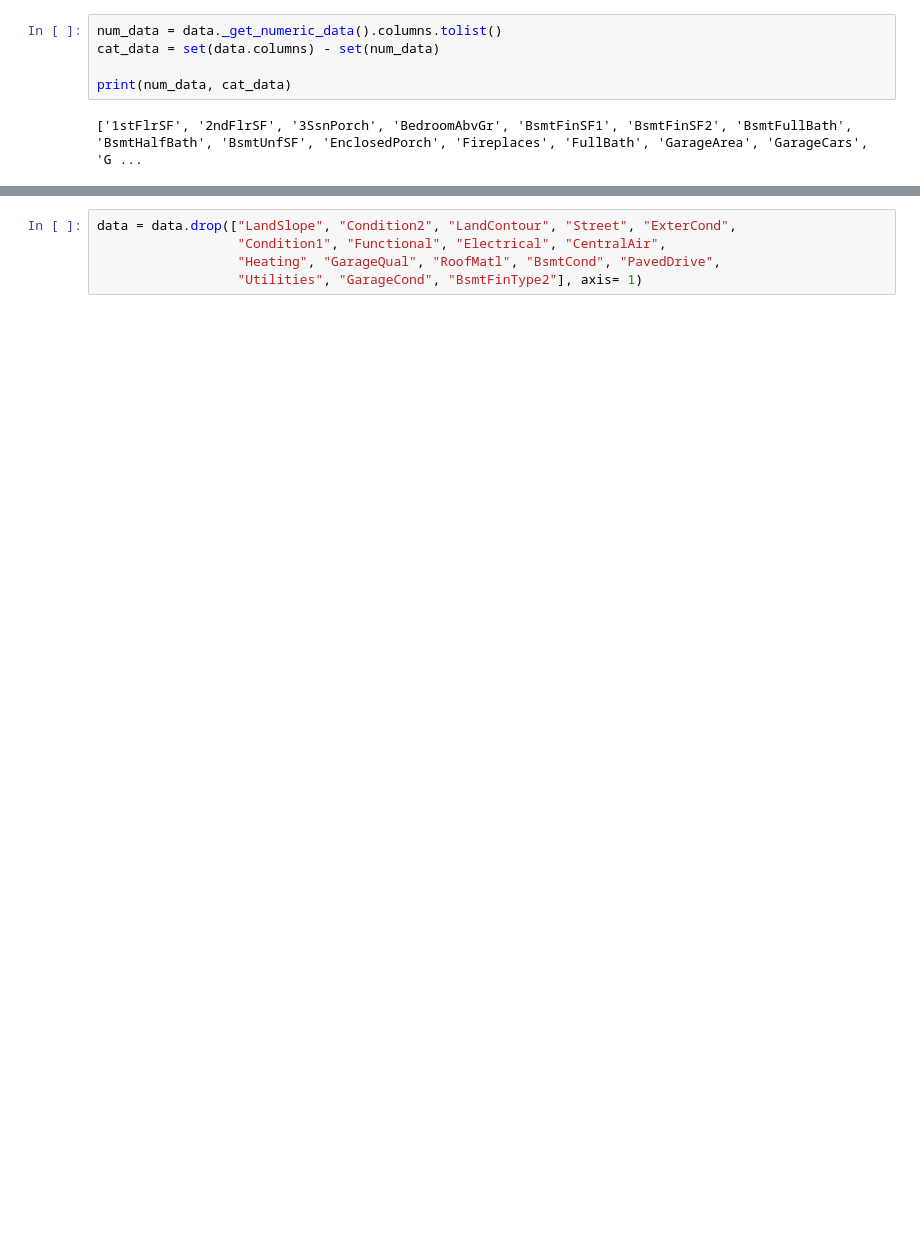
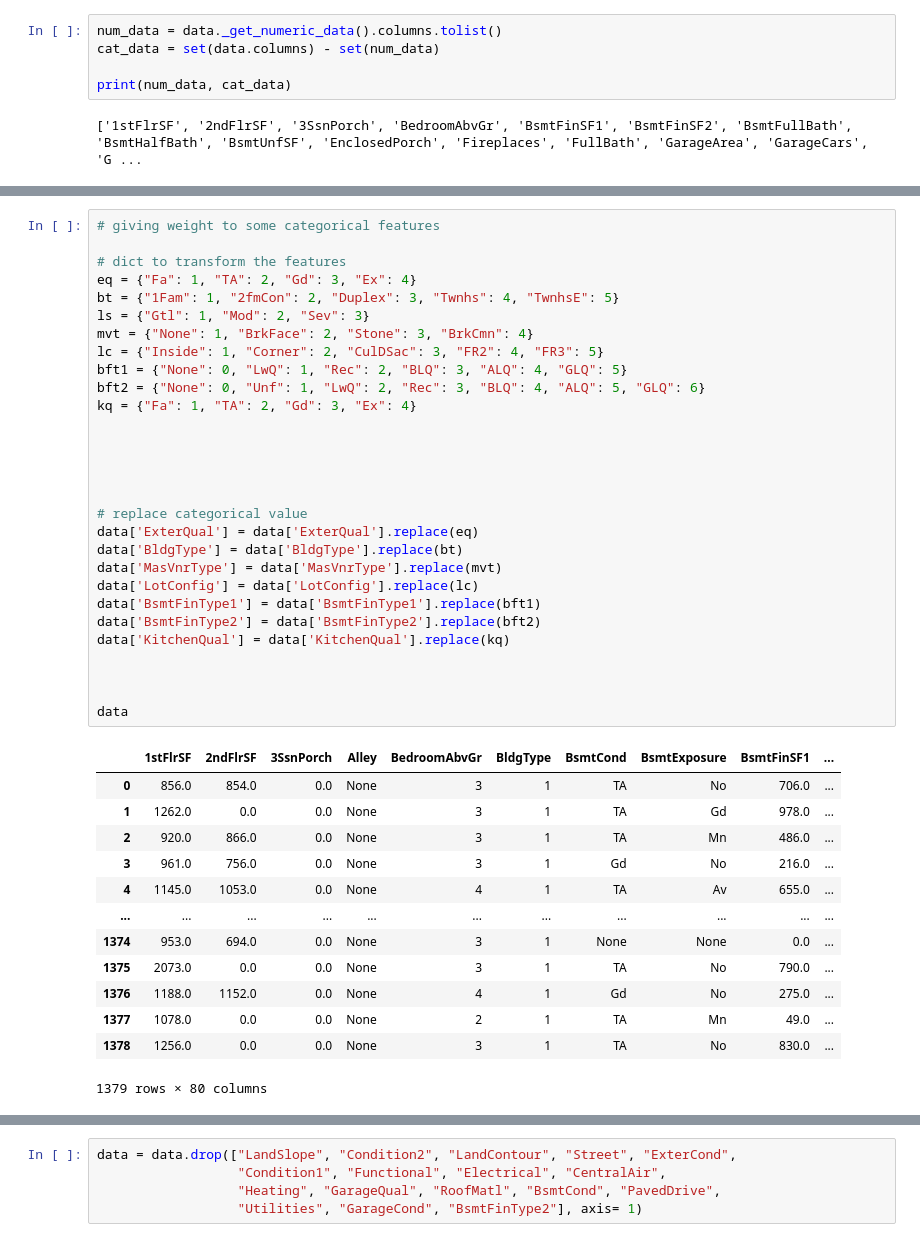
Before and after one commit to Guilherme-pdz/ML-Project, a Jupyter notebook: explore.ipynb, the cells around one changed output, grey strips where cells are left out. Drawn from its saved outputs; the diff is of its cells as text; blank space fills up the shorter version.

Commit message:
ANOVA hypothesis test / Shapiro test /  Mutual information regression / Weight to categorical variables

```diff
--- a/explore.ipynb
+++ b/explore.ipynb
@@ -129,0 +130,43 @@ Name: Alley, dtype: int64
+# %%
+# giving weight to some categorical features
+
+# dict to transform the features
+eq = {"Fa": 1, "TA": 2, "Gd": 3, "Ex": 4}
+bt = {"1Fam": 1, "2fmCon": 2, "Duplex": 3, "Twnhs": 4, "TwnhsE": 5}
+ls = {"Gtl": 1, "Mod": 2, "Sev": 3}
+mvt = {"None": 1, "BrkFace": 2, "Stone": 3, "BrkCmn": 4}
+lc = {"Inside": 1, "Corner": 2, "CulDSac": 3, "FR2": 4, "FR3": 5}
+bft1 = {"None": 0, "LwQ": 1, "Rec": 2, "BLQ": 3, "ALQ": 4, "GLQ": 5}
+bft2 = {"None": 0, "Unf": 1, "LwQ": 2, "Rec": 3, "BLQ": 4, "ALQ": 5, "GLQ": 6}
+kq = {"Fa": 1, "TA": 2, "Gd": 3, "Ex": 4}
+
+
+
+
+
+# replace categorical value
+data['ExterQual'] = data['ExterQual'].replace(eq)
+data['BldgType'] = data['BldgType'].replace(bt)
+data['MasVnrType'] = data['MasVnrType'].replace(mvt)
+data['LotConfig'] = data['LotConfig'].replace(lc)
+data['BsmtFinType1'] = data['BsmtFinType1'].replace(bft1)
+data['BsmtFinType2'] = data['BsmtFinType2'].replace(bft2)
+data['KitchenQual'] = data['KitchenQual'].replace(kq)
+
+
+
+data
+# %% [output]
+|  | 1stFlrSF | 2ndFlrSF | 3SsnPorch | Alley | BedroomAbvGr | BldgType | BsmtCond | BsmtExposure | BsmtFinSF1 | ... |
+| 0 | 856.0 | 854.0 | 0.0 | None | 3 | 1 | TA | No | 706.0 | ... |
+| 1 | 1262.0 | 0.0 | 0.0 | None | 3 | 1 | TA | Gd | 978.0 | ... |
+| 2 | 920.0 | 866.0 | 0.0 | None | 3 | 1 | TA | Mn | 486.0 | ... |
+| 3 | 961.0 | 756.0 | 0.0 | None | 3 | 1 | Gd | No | 216.0 | ... |
+| 4 | 1145.0 | 1053.0 | 0.0 | None | 4 | 1 | TA | Av | 655.0 | ... |
+| ... | ... | ... | ... | ... | ... | ... | ... | ... | ... | ... |
+| 1374 | 953.0 | 694.0 | 0.0 | None | 3 | 1 | None | None | 0.0 | ... |
+| 1375 | 2073.0 | 0.0 | 0.0 | None | 3 | 1 | TA | No | 790.0 | ... |
+| 1376 | 1188.0 | 1152.0 | 0.0 | None | 4 | 1 | Gd | No | 275.0 | ... |
+| 1377 | 1078.0 | 0.0 | 0.0 | None | 2 | 1 | TA | Mn | 49.0 | ... |
+| 1378 | 1256.0 | 0.0 | 0.0 | None | 3 | 1 | TA | No | 830.0 | ... |
+1379 rows × 80 columns
```
Also changed, not shown: parts of 34 cells of this notebook, 5 other files.
